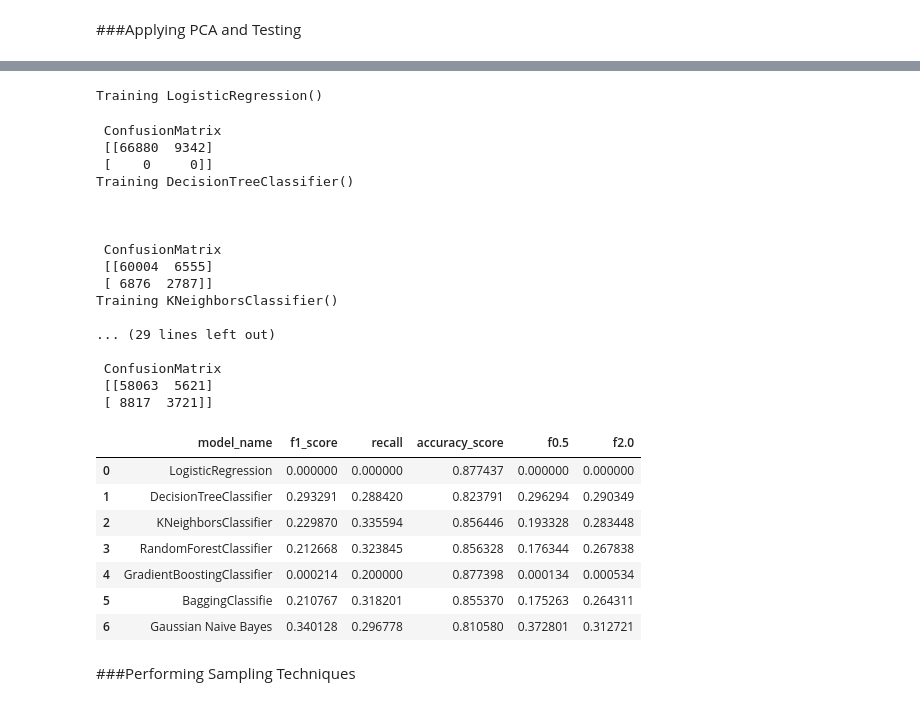
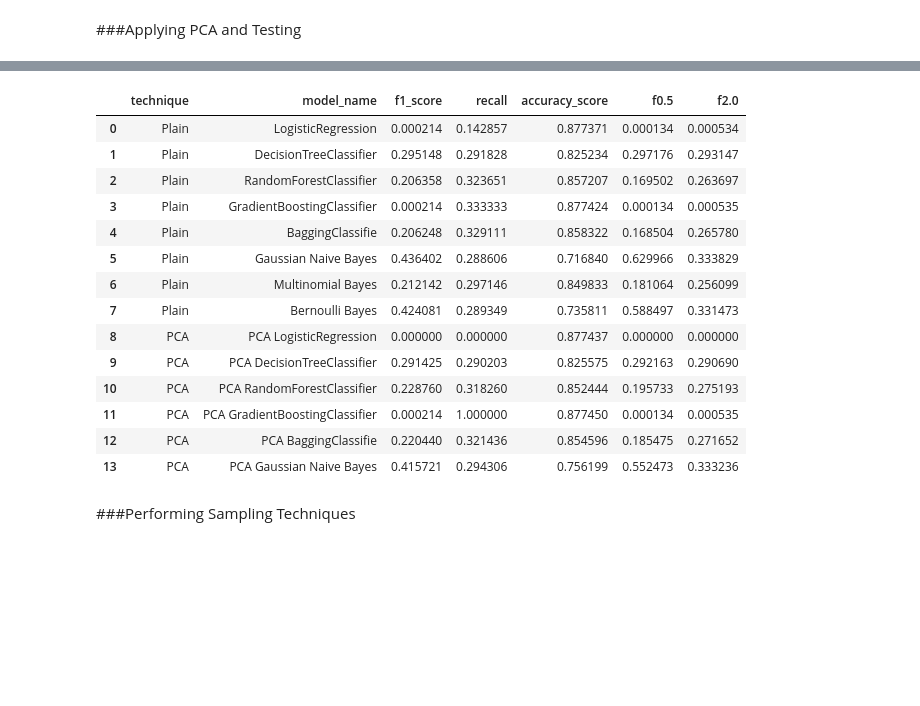
Before and after one commit to mahin-arvind/HEALTH-INSURANCE-CROSS-SELL-PREDICTION, a Jupyter notebook: Copy_of_HEALTH_INSURANCE_CROSS_SELL_PREDICTION.ipynb, the cells around one changed output, grey strips where cells are left out. Saved outputs shown, nothing was run; the diff lists cells and outputs as text; code cells hidden in the pictures; blank space fills up the shorter version.

```diff
--- a/Copy_of_HEALTH_INSURANCE_CROSS_SELL_PREDICTION.ipynb
+++ b/Copy_of_HEALTH_INSURANCE_CROSS_SELL_PREDICTION.ipynb
@@ -975,38 +985,25 @@ X_train_PCA, X_test_PCA = do_PCA(X_train_scaled,y_train, X_test_scaled,y_test,n_
 # %%
 models, names = get_models()
 for i in range(len(models)):
-  evaluate("PCA",names[i],models[i],X_train_PCA, y_train, X_test_PCA,y_test)
+  evaluate("PCA","PCA " +names[i],models[i],X_train_PCA, y_train, X_test_PCA,y_test)
-# %% [output]
-Training LogisticRegression()
- ConfusionMatrix
- [[66880  9342]
- [    0     0]]
-Training DecisionTreeClassifier()
-
-
-
- ConfusionMatrix
- [[60004  6555]
- [ 6876  2787]]
-Training KNeighborsClassifier()
-
-... (29 lines left out)
-
- ConfusionMatrix
- [[58063  5621]
- [ 8817  3721]]
-# %%
-pca= display_report()
-pca
-# %% [output]
-|  | model_name | f1_score | recall | accuracy_score | f0.5 | f2.0 |
-| 0 | LogisticRegression | 0.000000 | 0.000000 | 0.877437 | 0.000000 | 0.000000 |
-| 1 | DecisionTreeClassifier | 0.293291 | 0.288420 | 0.823791 | 0.296294 | 0.290349 |
-| 2 | KNeighborsClassifier | 0.229870 | 0.335594 | 0.856446 | 0.193328 | 0.283448 |
-| 3 | RandomForestClassifier | 0.212668 | 0.323845 | 0.856328 | 0.176344 | 0.267838 |
-| 4 | GradientBoostingClassifier | 0.000214 | 0.200000 | 0.877398 | 0.000134 | 0.000534 |
-| 5 | BaggingClassifie | 0.210767 | 0.318201 | 0.855370 | 0.175263 | 0.264311 |
-| 6 | Gaussian Naive Bayes | 0.340128 | 0.296778 | 0.810580 | 0.372801 | 0.312721 |
+# %%
+display_report()
+# %% [output]
+|  | technique | model_name | f1_score | recall | accuracy_score | f0.5 | f2.0 |
+| 0 | Plain | LogisticRegression | 0.000214 | 0.142857 | 0.877371 | 0.000134 | 0.000534 |
+| 1 | Plain | DecisionTreeClassifier | 0.295148 | 0.291828 | 0.825234 | 0.297176 | 0.293147 |
+| 2 | Plain | RandomForestClassifier | 0.206358 | 0.323651 | 0.857207 | 0.169502 | 0.263697 |
+| 3 | Plain | GradientBoostingClassifier | 0.000214 | 0.333333 | 0.877424 | 0.000134 | 0.000535 |
+| 4 | Plain | BaggingClassifie | 0.206248 | 0.329111 | 0.858322 | 0.168504 | 0.265780 |
+| 5 | Plain | Gaussian Naive Bayes | 0.436402 | 0.288606 | 0.716840 | 0.629966 | 0.333829 |
+| 6 | Plain | Multinomial Bayes | 0.212142 | 0.297146 | 0.849833 | 0.181064 | 0.256099 |
+| 7 | Plain | Bernoulli Bayes | 0.424081 | 0.289349 | 0.735811 | 0.588497 | 0.331473 |
+| 8 | PCA | PCA LogisticRegression | 0.000000 | 0.000000 | 0.877437 | 0.000000 | 0.000000 |
+| 9 | PCA | PCA DecisionTreeClassifier | 0.291425 | 0.290203 | 0.825575 | 0.292163 | 0.290690 |
+| 10 | PCA | PCA RandomForestClassifier | 0.228760 | 0.318260 | 0.852444 | 0.195733 | 0.275193 |
+| 11 | PCA | PCA GradientBoostingClassifier | 0.000214 | 1.000000 | 0.877450 | 0.000134 | 0.000535 |
+| 12 | PCA | PCA BaggingClassifie | 0.220440 | 0.321436 | 0.854596 | 0.185475 | 0.271652 |
+| 13 | PCA | PCA Gaussian Naive Bayes | 0.415721 | 0.294306 | 0.756199 | 0.552473 | 0.333236 |
 # %% [markdown]
 ###Performing Sampling Techniques
 # %% [markdown]
```
Also changed, not shown: parts of 13 cells of this notebook.
